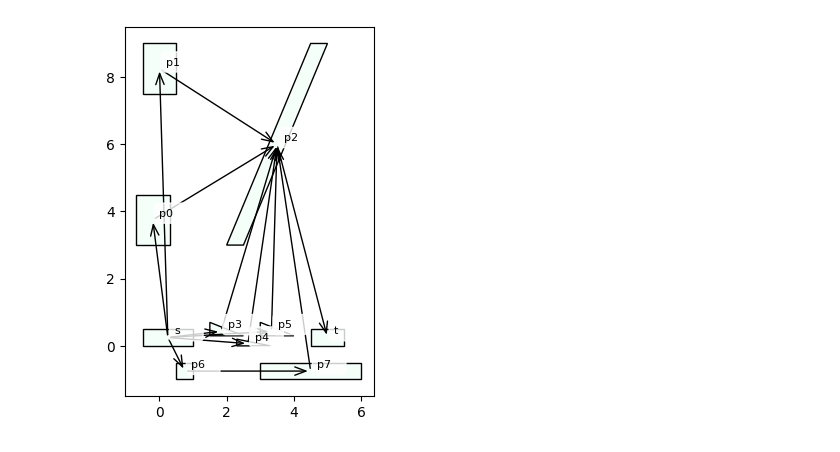
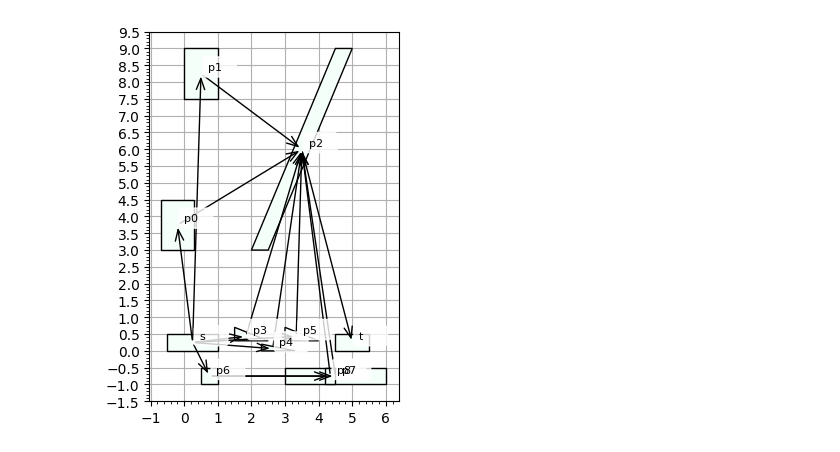
Before and after one commit to shaoyuancc/large_gcs, a Jupyter notebook: explorations/hor_vert_l1_norm_graph.ipynb, the cells around one changed output. Drawn from its saved outputs; the diff is of its cells as text; code cells hidden in the pictures.

```diff
--- a/explorations/hor_vert_l1_norm_graph.ipynb
+++ b/explorations/hor_vert_l1_norm_graph.ipynb
@@ -2,8 +2,13 @@
 from large_gcs.geometry.polyhedron import Polyhedron
 import numpy as np
 
-from large_gcs.graph.cost_constraint_factory import create_2d_x_equality_edge_constraint, create_2d_y_equality_edge_constraint, create_l1norm_edge_cost
+from large_gcs.graph.cost_constraint_factory import (
+    create_2d_x_equality_edge_constraint,
+    create_2d_y_equality_edge_constraint,
+    create_l1norm_edge_cost,
+)
 from large_gcs.graph.graph import DefaultGraphCostsConstraints, Edge, Graph
+
 
 def create_polyhedral_hor_vert_b_graph() -> Graph:
     dim = 2
@@ -16,7 +21,7 @@ def create_polyhedral_hor_vert_b_graph() -> Graph:
         Polyhedron.from_vertices([[4.5, 0], [5.5, 0], [5.5, 0.5], [4.5, 0.5]]),
         # intermediate sets
         Polyhedron.from_vertices(box_vert + np.array([-0.7, 3])),
-        Polyhedron.from_vertices(box_vert + np.array([-0.5, 7.5])),
+        Polyhedron.from_vertices(box_vert + np.array([0, 7.5])),
         # Diagonal set
         Polyhedron.from_vertices([[2, 3], [2.5, 3], [5, 9], [4.5, 9]]),
         # Cluster of 3
@@ -25,7 +30,8 @@ def create_polyhedral_hor_vert_b_graph() -> Graph:
         Polyhedron.from_vertices([[3, 0.3], [4, 0.3], [3, 0.7]]),
         # Bottom row
         Polyhedron.from_vertices([[0.5, -1], [1, -1], [1, -0.5], [0.5, -0.5]]),
-        Polyhedron.from_vertices([[3,-1], [6,-1], [6,-0.5], [3,-0.5]]),
+        Polyhedron.from_vertices([[3, -1], [6, -1], [6, -0.5], [3, -0.5]]),
+        Polyhedron.from_vertices([[4.2, -1], [4.5, -1], [4.5, -0.5], [4.2, -0.5]]),
     )
 
     # Vertex names
@@ -46,36 +52,54 @@ def create_polyhedral_hor_vert_b_graph() -> Graph:
     vert_edges = {
         "s": ("p0", "p1", "p6"),
         "p2": ("t",),
         "p3": ("p2",),
         "p4": ("p2",),
         "p5": ("p2",),
         "p7": ("p2",),
+        "p8": ("p2",),
     }
     hor_edges = {
-        "s": ("p3", "p4", "p5",),
+        "s": (
+            "p3",
+            "p4",
+            "p5",
+        ),
         "p0": ("p2",),
         "p1": ("p2",),
-        "p6": ("p7",),
+        "p6": (
+            "p7",
+            "p8",
+        ),
     }
 
     def add_edges(edges, constraints):
         for u, vs in edges.items():
             for v in vs:
                 # print(f"Adding edge {u} -> {v}")
                 G.add_edge(Edge(u, v, constraints=constraints))
 
     vert_constraint = [create_2d_x_equality_edge_constraint()]
     hor_constraint = [create_2d_y_equality_edge_constraint()]
     add_edges(vert_edges, vert_constraint)
     add_edges(hor_edges, hor_constraint)
     return G
 
+
 G = create_polyhedral_hor_vert_b_graph()
 G.plot_sets()
 G.plot_edges()
 G.plot_set_labels()
+import matplotlib.pyplot as plt
+
+# Setting major and minor ticks
+ax = plt.gca()  # Get current axis
+ax.xaxis.set_major_locator(plt.MultipleLocator(1))  # Major ticks at every 1
+ax.xaxis.set_minor_locator(plt.MultipleLocator(0.2))  # Minor ticks at every 0.2
+ax.yaxis.set_major_locator(plt.MultipleLocator(0.5))
+ax.yaxis.set_minor_locator(plt.MultipleLocator(0.1))
+plt.grid()
 # %% [output]
-[figure, old version]
+[figure, new version]
 # %%
 def plot_sol(sol):
     G.plot_sets()
```
Also changed, not shown: parts of 20 cells of this notebook, 5 other files.
